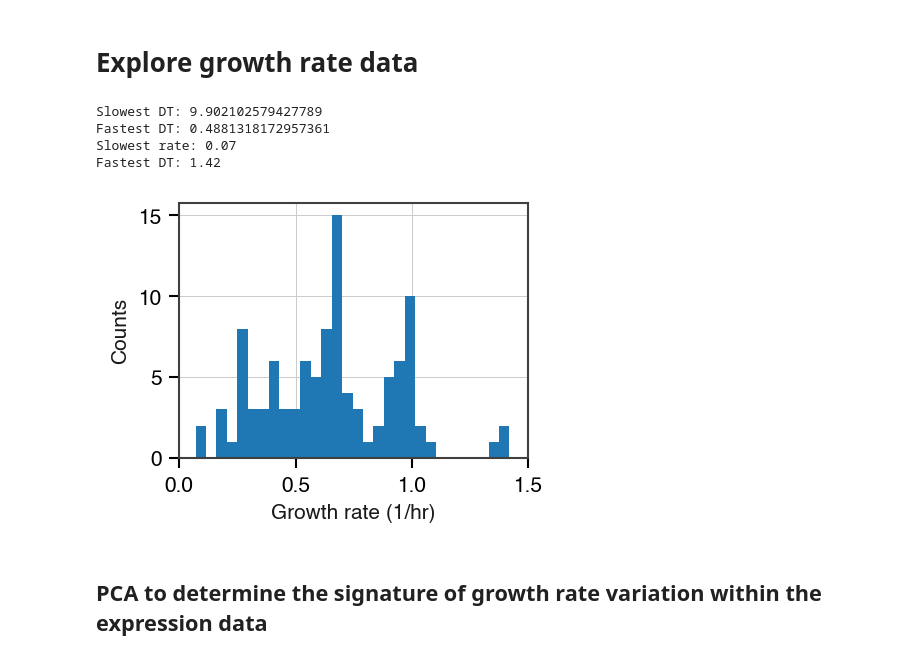
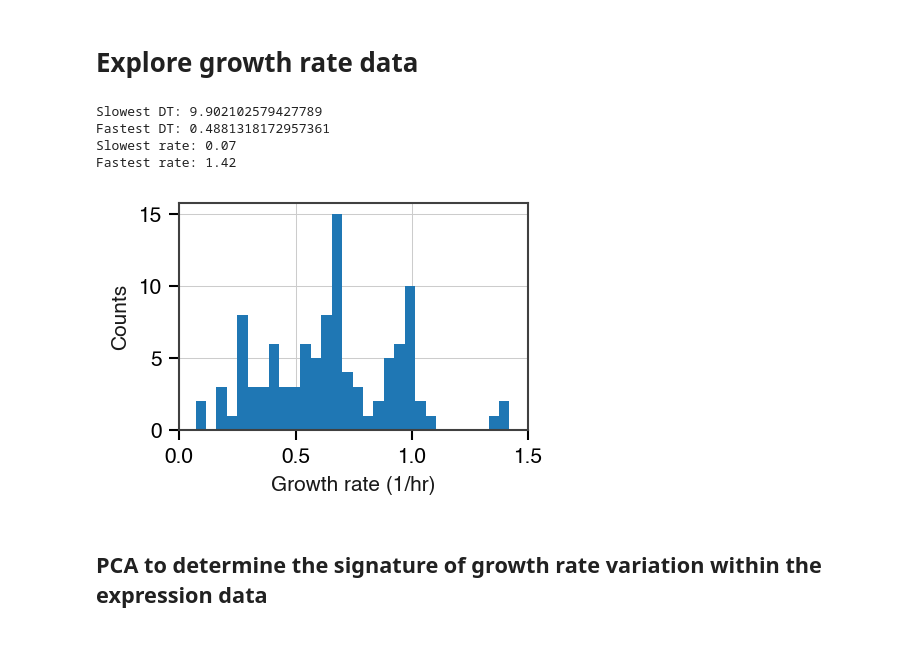
Before and after one commit to adamhockenberry/Growth-expression-translation, a Jupyter notebook: Code/4-explore_expression_and_growth.ipynb, the cells around one changed output. Cells and saved outputs as stored; diff of their text form; code cells hidden in the pictures.

Commit message:
Lots of cleanup and adding scer

```diff
--- a/Code/4-explore_expression_and_growth.ipynb
+++ b/Code/4-explore_expression_and_growth.ipynb
@@ -6,16 +6,8 @@ from scipy import stats
 import numpy as np
 from matplotlib import pyplot as plt
 plt.style.use('./hockenberry.mplstyle')
+color_cycle = plt.rcParams['axes.prop_cycle'].by_key()['color']
 
 import statsmodels.formula.api as smf
 import seaborn as sns
-
-###The following is used to create some sensible results folders according to the year/month
-import datetime
-year = datetime.date.today().year
-month = datetime.date.today().month
-import os
-figs_dir = '../Results/Figures/{}_{:02}'.format(year, month)
-if not os.path.exists(figs_dir):
-    os.makedirs(figs_dir)
 # %% [markdown]
@@ -23,20 +15,39 @@ if not os.path.exists(figs_dir):
 
 The `sparse_data` flag refers to whether I want to use the "full" dataset of gene expression conditions (n = 103) or a more sparsely populated / thinned down dataset containing less redundancy (n=30, where there less underlying structure between the conditions).
+# %%
+import datetime
+import os
+
+year = datetime.date.today().year
+month = datetime.date.today().month
+base_figs_dir = '../Results/Figures/{}_{:02}'.format(year, month)
+if not os.path.exists(base_figs_dir):
+    os.makedirs(base_figs_dir)
 # %%
-sparse_data = False
+# data_tag = 'ecoli_full'
+data_tag = 'ecoli_sparse'
+# data_tag = 'scer_rna'
+# data_tag = 'scer_prot'
 save_figs = True
 
-if sparse_data and save_figs:
-    figs_dir += '/sparse_data'
+if save_figs:
+    figs_dir = base_figs_dir+'/{}'.format(data_tag)
     if not os.path.exists(figs_dir):
         os.makedirs(figs_dir)
 # %% [markdown]
 # Read in the data
 # %%
-if sparse_data:
+if data_tag == 'ecoli_full':
+    meta_df = pd.read_csv('../Data/processed_data/processed_metadata.tsv', sep='\t', index_col=0)
+elif data_tag == 'ecoli_sparse':
     meta_df = pd.read_csv('../Data/processed_data/processed_metadata_SPARSE.tsv', sep='\t', index_col=0)
+elif data_tag == 'scer_rna':
+    meta_df = pd.read_csv('../Data/processed_data/processed_metadata_scer_RNA.tsv', sep='\t', index_col=0)
+elif data_tag == 'scer_prot':
+    meta_df = pd.read_csv('../Data/processed_data/processed_metadata_scer_PROTEIN.tsv', sep='\t', index_col=0)
 else:
-    meta_df = pd.read_csv('../Data/processed_data/processed_metadata.tsv', sep='\t', index_col=0)
+    raise Exception('Incorrect organism identifier')
+
 print(meta_df.shape)
 meta_df.head()
 # %% [output]
@@ -213,24 +240,25 @@ if save_figs:
 # %% [markdown]
 # Explore growth rate data
 # %%
-fig, ax = plt.subplots()
+fig, ax = plt.subplots(figsize=(3,2))
 ax.hist(meta_df['Growth Rate (1/hr)'], 30)
 ax.set_xlabel('Growth rate (1/hr)')
 ax.set_ylabel('Counts')
 assert meta_df['Growth Rate (1/hr)'].max() < 1.5
 ax.set_xlim(0, 1.5)
+ax.set_title('')
 if save_figs:
     plt.savefig(figs_dir+'/growth_rate_hist.pdf', bbox_inches='tight')
 print('Slowest DT: {}'.format(np.log(2)/meta_df['Growth Rate (1/hr)'].min()))
 print('Fastest DT: {}'.format(np.log(2)/meta_df['Growth Rate (1/hr)'].max()))
 print('Slowest rate: {}'.format(meta_df['Growth Rate (1/hr)'].min()))
-print('Fastest DT: {}'.format(meta_df['Growth Rate (1/hr)'].max()))
+print('Fastest rate: {}'.format(meta_df['Growth Rate (1/hr)'].max()))
 # %% [output]
 Slowest DT: 9.902102579427789
 Fastest DT: 0.4881318172957361
 Slowest rate: 0.07
-Fastest DT: 1.42
+Fastest rate: 1.42
-[figure, old version]
+[figure, new version]
 # %% [markdown]
 ## PCA to determine the signature of growth rate variation within the expression data
 # %%
```
Also changed, not shown: parts of 20 cells of this notebook, 28 other files.
